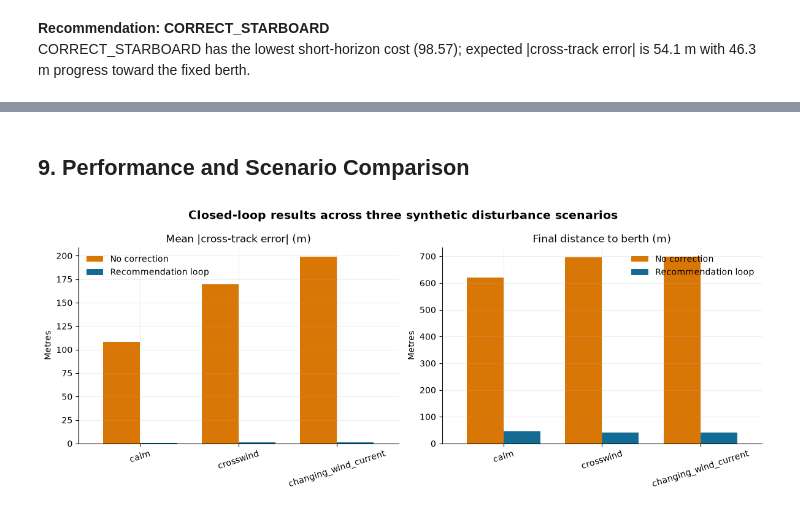
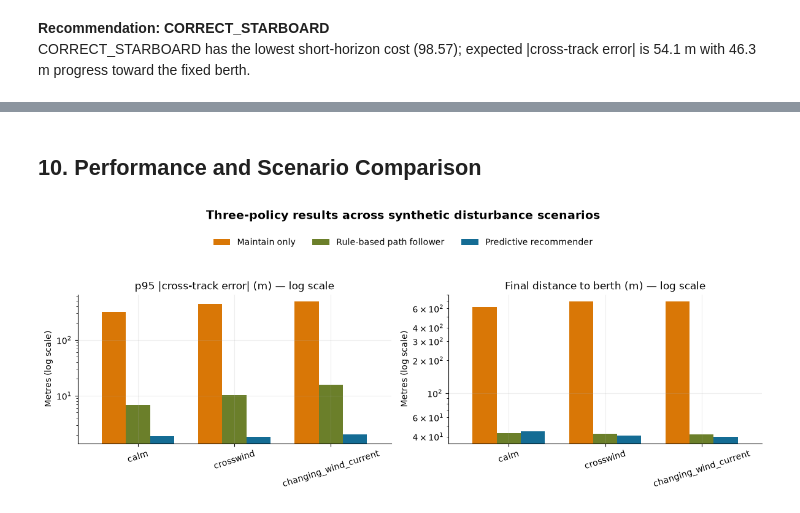
Before and after one commit to souhiab/maritime-berthing-decision-support, a Jupyter notebook: notebooks/02_closed_loop_berthing_guidance.ipynb, the cells around one changed output, grey strips where cells are left out. Cells and saved outputs as stored; diff of their text form; code cells hidden in the pictures.

```diff
--- a/notebooks/02_closed_loop_berthing_guidance.ipynb
+++ b/notebooks/02_closed_loop_berthing_guidance.ipynb
@@ -25,11 +25,16 @@ ASSETS.mkdir(exist_ok=True)
 from src.simulator import DT_SECONDS, VesselState, generate_environment_series
 from src.trajectory import generate_nominal_trajectory
 from src.recommender import (
-    CANDIDATE_ACTIONS, classify_deviation, closed_loop_metrics,
-    recommend_action, recommendation_reason, run_closed_loop,
+    CANDIDATE_ACTIONS, POLICY_LABELS, RULE_THRESHOLDS, classify_deviation,
+    closed_loop_metrics, recommend_action, recommendation_reason,
+    rule_based_action, run_closed_loop,
 )
 
-COLORS = {"plan": "#243B53", "baseline": "#D97706", "loop": "#146C94", "berth": "#7C3AED"}
+COLORS = {
+    "plan": "#243B53", "Maintain only": "#D97706",
+    "Rule-based path follower": "#6B7F2A", "Predictive recommender": "#146C94",
+    "berth": "#7C3AED",
+}
 plt.rcParams.update({
     "figure.figsize": (10, 5), "axes.spines.top": False,
     "axes.spines.right": False, "axes.grid": True,
@@ -174,21 +261,30 @@ plt.show()
 # %% [markdown]
-## 9. Performance and Scenario Comparison
+## 10. Performance and Scenario Comparison
 # %%
 plot_metrics = metrics.copy()
+policy_order = [POLICY_LABELS[policy] for policy in POLICIES]
 fig, axes = plt.subplots(1, 2, figsize=(12, 4.8))
 for index, (measure, label) in enumerate([
-    ("mean_cross_track_error_m", "Mean |cross-track error| (m)"),
+    ("p95_cross_track_error_m", "p95 |cross-track error| (m)"),
     ("final_position_error_m", "Final distance to berth (m)"),
 ]):
     pivot = plot_metrics.pivot(index="scenario", columns="controller", values=measure).reindex(SCENARIOS)
-    pivot.plot.bar(ax=axes[index], color=[COLORS["baseline"], COLORS["loop"]], width=0.75)
-    axes[index].set(title=label, xlabel="", ylabel="Metres")
+    pivot = pivot[policy_order]
+    pivot.plot.bar(
+        ax=axes[index],
+        color=[COLORS[policy] for policy in policy_order],
+        width=0.75,
+        legend=False,
+    )
+    axes[index].set_yscale("log")
+    axes[index].set(title=f"{label} — log scale", xlabel="", ylabel="Metres (log scale)")
     axes[index].tick_params(axis="x", rotation=18)
-    axes[index].legend(frameon=False, title="")
-fig.suptitle("Closed-loop results across three synthetic disturbance scenarios", fontsize=14, fontweight="bold")
-fig.tight_layout()
+handles, labels = axes[0].get_legend_handles_labels()
+fig.legend(handles, labels, frameon=False, ncol=3, loc="upper center", bbox_to_anchor=(0.5, 0.91))
+fig.suptitle("Three-policy results across synthetic disturbance scenarios", fontsize=14, fontweight="bold")
+fig.tight_layout(rect=(0, 0, 1, 0.84))
 fig.savefig(ASSETS / "scenario_comparison.png", dpi=170, bbox_inches="tight")
 plt.show()
 # %% [output]
-[figure, old version]
+[figure, new version]
 # %%
```
Also changed, not shown: parts of 17 cells of this notebook, 6 other files.
